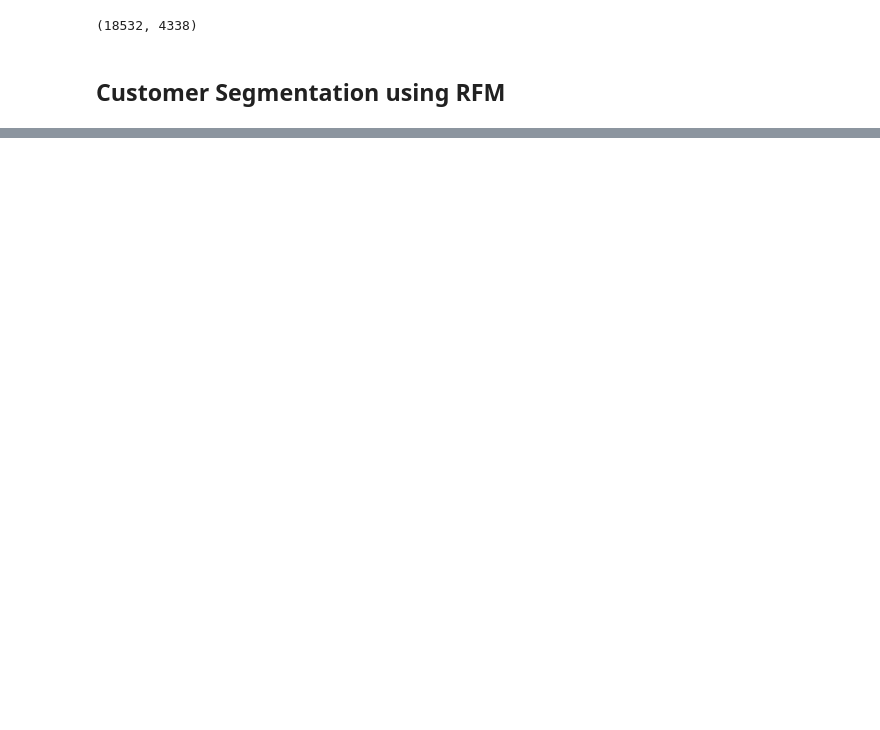
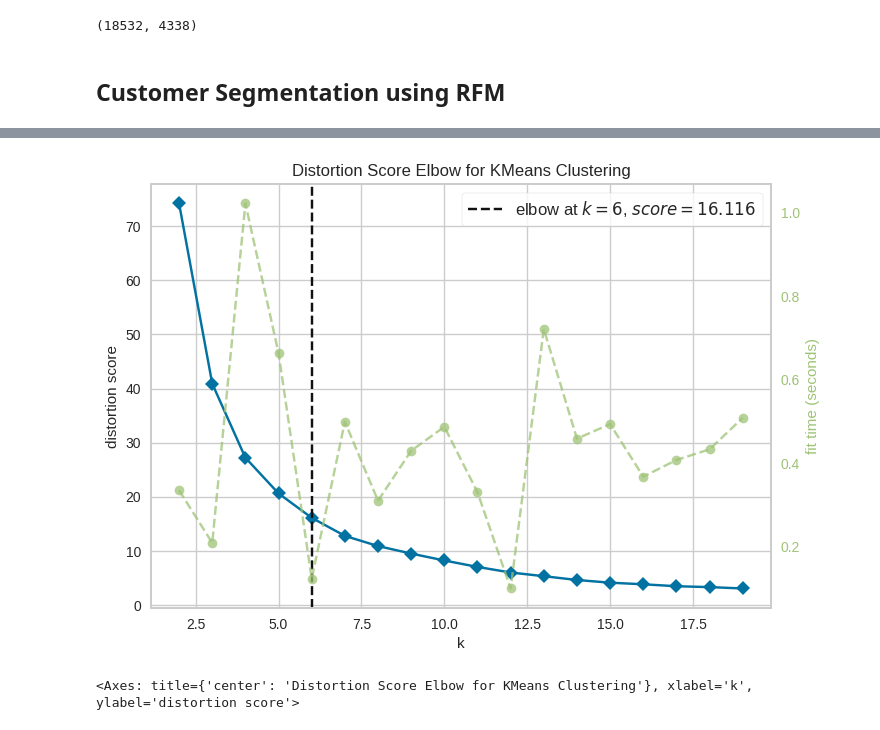
Before and after one commit to jaydeep-1998/-Customer-Segmentation-For-Marketing-Campaign-Analysis, a Jupyter notebook: RFM segmentation/Customer Segmentation RFM vs k-means Clustering.ipynb, the cells around one changed output, grey strips where cells are left out. Drawn from its saved outputs; the diff is of its cells as text; code cells hidden in the pictures; blank space fills up the shorter version.

```diff
--- a/RFM segmentation/Customer Segmentation RFM vs k-means Clustering.ipynb
+++ b/RFM segmentation/Customer Segmentation RFM vs k-means Clustering.ipynb
@@ -284,0 +301,24 @@ plt.show()
+# %%
+# Extracting 'recency', 'frequency', and 'monetary' columns for KMeans clustering
+data_kmeans = data_rfm[['recency', 'frequency', 'monetary']]
+
+# Creating an instance of MinMaxScaler
+sc = MinMaxScaler((0, 1))
+
+# Scaling the data
+data_kmeans_scaled = sc.fit_transform(data_kmeans)
+# %%
+# Creating an instance of KMeans
+kmeans = KMeans()
+
+# Creating an instance of KElbowVisualizer
+elbow = KElbowVisualizer(kmeans, k=(2, 20))
+
+# Fitting the visualizer to the scaled data
+elbow.fit(data_kmeans_scaled)
+
+# Displaying the elbow plot
+elbow.show()
+# %% [output]
+[figure, added]
+<Axes: title={'center': 'Distortion Score Elbow for KMeans Clustering'}, xlabel='k', ylabel='distortion score'>
```
Also changed, not shown: parts of 57 cells of this notebook, 1 other file.
